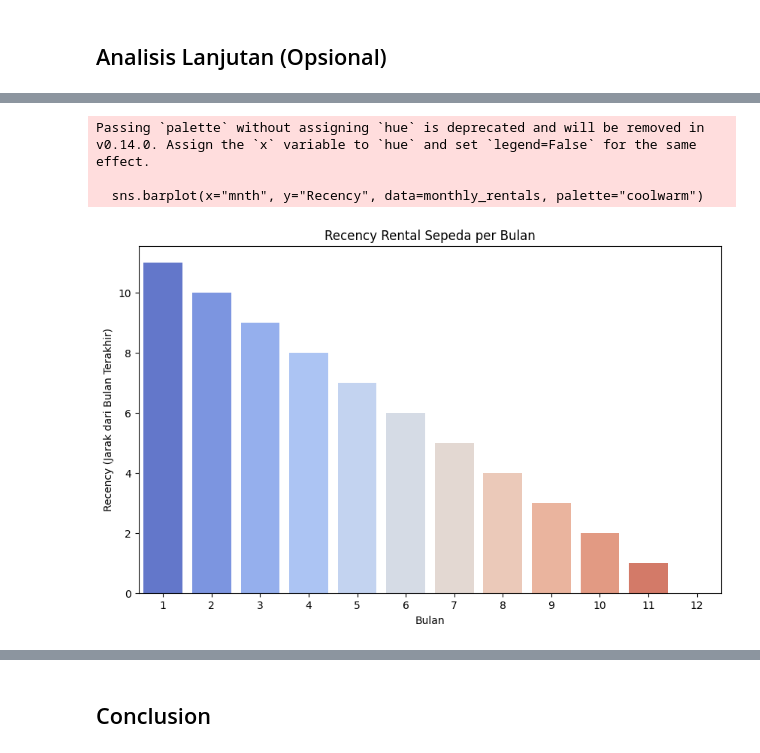
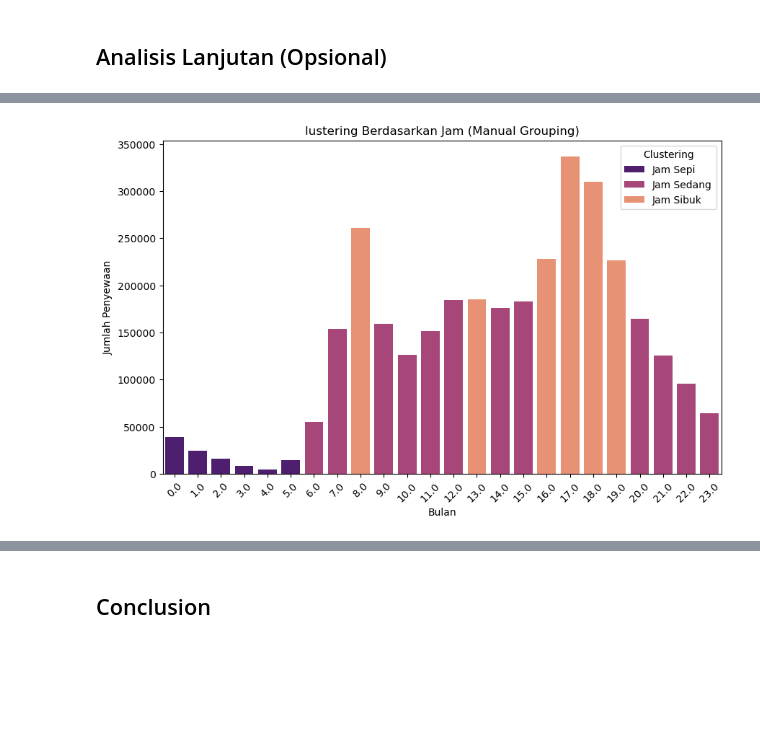
Before and after one commit to ferhatmuhamad/submission-analyst, a Jupyter notebook: notebook.ipynb, the cells around one changed output, grey strips where cells are left out. Cells and saved outputs as stored; diff of their text form; code cells hidden in the pictures; blank space fills up the shorter version.

```diff
--- a/notebook.ipynb
+++ b/notebook.ipynb
@@ -349,0 +339,36 @@ print(monthly_rentals)
+# %%
+# 1. Cluster Berdasarkan Bulan
+monthly_rentals=main_data_df.groupby('mnth')['cnt'].sum().reset_index()
+
+# Ambil Data Tertinggi
+max_rental=monthly_rentals['cnt'].quantile(0.75)
+min_rental=monthly_rentals['cnt'].quantile(0.25)
+
+# Manual Goruping
+def manual_grouping(row):
+    if row['cnt'] >= max_rental:
+        return 'Tinggi'
+    elif row['cnt'] <= min_rental:
+        return 'Rendah'
+    else:
+        return 'Sedang'
+
+monthly_rentals['Clustering']=monthly_rentals.apply(manual_grouping, axis=1)
+
+# 2. Cluster Berdasarkan Jam
+hourly_rentals=main_data_df.groupby('hr')['cnt'].sum().reset_index()
+
+# Ambil Data Tertinggi
+max_hour=hourly_rentals['cnt'].quantile(0.75)
+min_hour=hourly_rentals['cnt'].quantile(0.25)
+
+# Manual Grouping
+def manual_grouping_hr(row):
+    if row['cnt'] >= max_hour:
+        return 'Jam Sibuk'
+    elif row['cnt'] <= min_hour:
+        return 'Jam Sepi'
+    else:
+        return 'Jam Sedang'
+
+hourly_rentals['Clustering']=hourly_rentals.apply(manual_grouping_hr, axis=1)
@@ -350,14 +404,12 @@ print(monthly_rentals)
 # %%
-# Recency
+# 2. Clustering Berdasarkan Jam
 
 plt.figure(figsize=(10,6))
-sns.barplot(x="mnth", y="Recency", data=monthly_rentals, palette="coolwarm")
-plt.title('Recency Rental Sepeda per Bulan')
+sns.barplot(x="hr", y="cnt", hue="Clustering", data=hourly_rentals, palette="magma")
+plt.title('lustering Berdasarkan Jam (Manual Grouping)')
 plt.xlabel('Bulan')
-plt.ylabel('Recency (Jarak dari Bulan Terakhir)')
+plt.ylabel('Jumlah Penyewaan')
+plt.xticks(rotation=45)
 plt.show()
 # %% [output]
-Passing `palette` without assigning `hue` is deprecated and will be removed in v0.14.0. Assign the `x` variable to `hue` and set `legend=False` for the same effect.
-
-  sns.barplot(x="mnth", y="Recency", data=monthly_rentals, palette="coolwarm")
-[figure, old version]
+[figure, new version]
```
Also changed, not shown: parts of 19 cells of this notebook, 1 other file.
